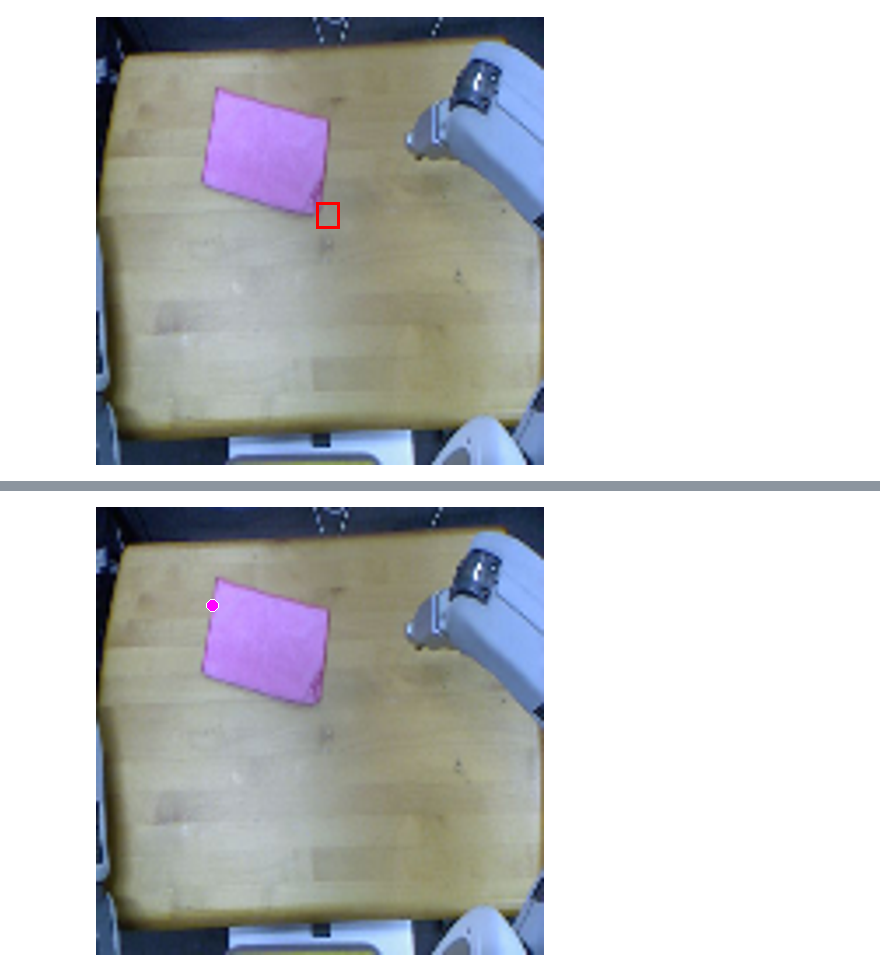
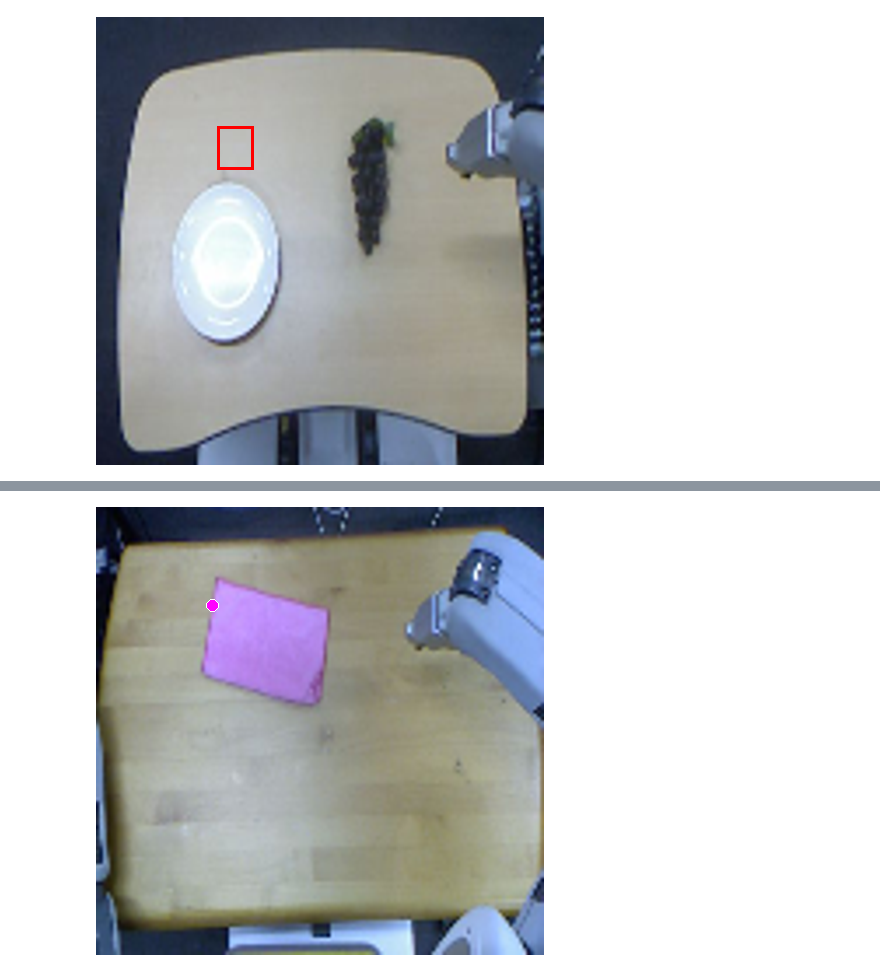
Before and after one commit to shreethar/VLA-FYP, a Jupyter notebook: data/test_qwen_dataset.ipynb, the cells around one changed output, grey strips where cells are left out. Cells and saved outputs as stored; diff of their text form; code cells hidden in the pictures.

```diff
--- a/data/test_qwen_dataset.ipynb
+++ b/data/test_qwen_dataset.ipynb
@@ -72,34 +117,40 @@ import ast
 from PIL import ImageDraw
 
 # 1. Grab the image (make a copy so we don't draw on the original dataset object)
-image = ds[0]['messages'][0]['content'][0]['image'].copy()
+image = ds[5]['messages'][0]['content'][0]['image'].copy()
 
 # 2. Get the assistant's string output and parse it into a list
-# bbox_str = ds[0]['messages'][1]['content']
+# bbox_str = ds[1]['messages'][1]['content']
 # bbox_str = "[271, 245, 351, 341]"
 # bbox_str = "[473, 103, 542, 363]"
 # bbox_str = "[180,130,360,280]"
 # bbox_str = "[480, 288, 517, 342]"
 # bbox_str = "[250, 251, 327, 347]"
 # bbox_str = "[540, 100, 620, 340]"
 # bbox_str = "[600, 200, 670, 280]"
 # bbox_str = "[592, 167, 677, 224]"
-bbox_str = "[493, 413, 544, 472]"
+# bbox_str = "[560, 405, 600, 462]"
+# bbox_str = "[251, 250, 327, 345]"
+# bbox_str = "[200,180,500,420]" # enable_thinking --> Outputs full bounding box
+# bbox_str = "[271, 245, 351, 341]"  # disable_thinking --> outputs affordance
+# bbox_str = "[235, 180, 380, 250]"
+bbox_str = "[271, 245, 351, 341]"
+
 bbox_1000 = ast.literal_eval(bbox_str)  # converts "[479, 288, 516, 342]" -> [479, 288, 516, 342]
 
 width, height = image.size
 
 # 3. Scale coordinates from 0-1000 down to the actual image size (448x448)
 xmin = (bbox_1000[0] / 1000) * width
 ymin = (bbox_1000[1] / 1000) * height
 xmax = (bbox_1000[2] / 1000) * width
 ymax = (bbox_1000[3] / 1000) * height
 
 # 4. Draw a red rectangle
 draw = ImageDraw.Draw(image)
 draw.rectangle([xmin, ymin, xmax, ymax], outline="red", width=3)
 
 # 5. Display in Jupyter (just putting the variable at the end of the cell renders it)
 image
 # %% [output]
-[figure, old version]
+[figure, new version]
```
Also changed, not shown: parts of 21 cells of this notebook, 6 other files.
